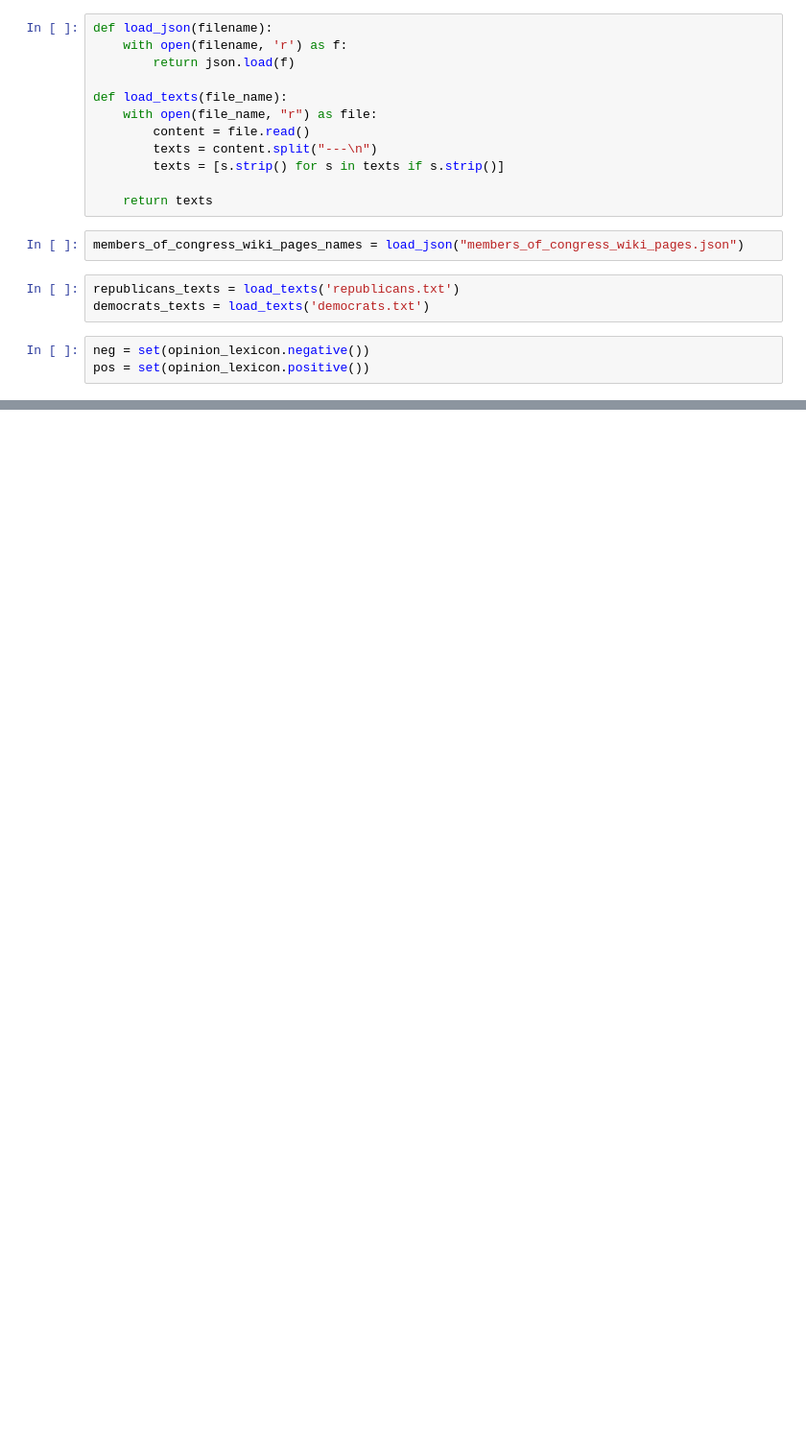
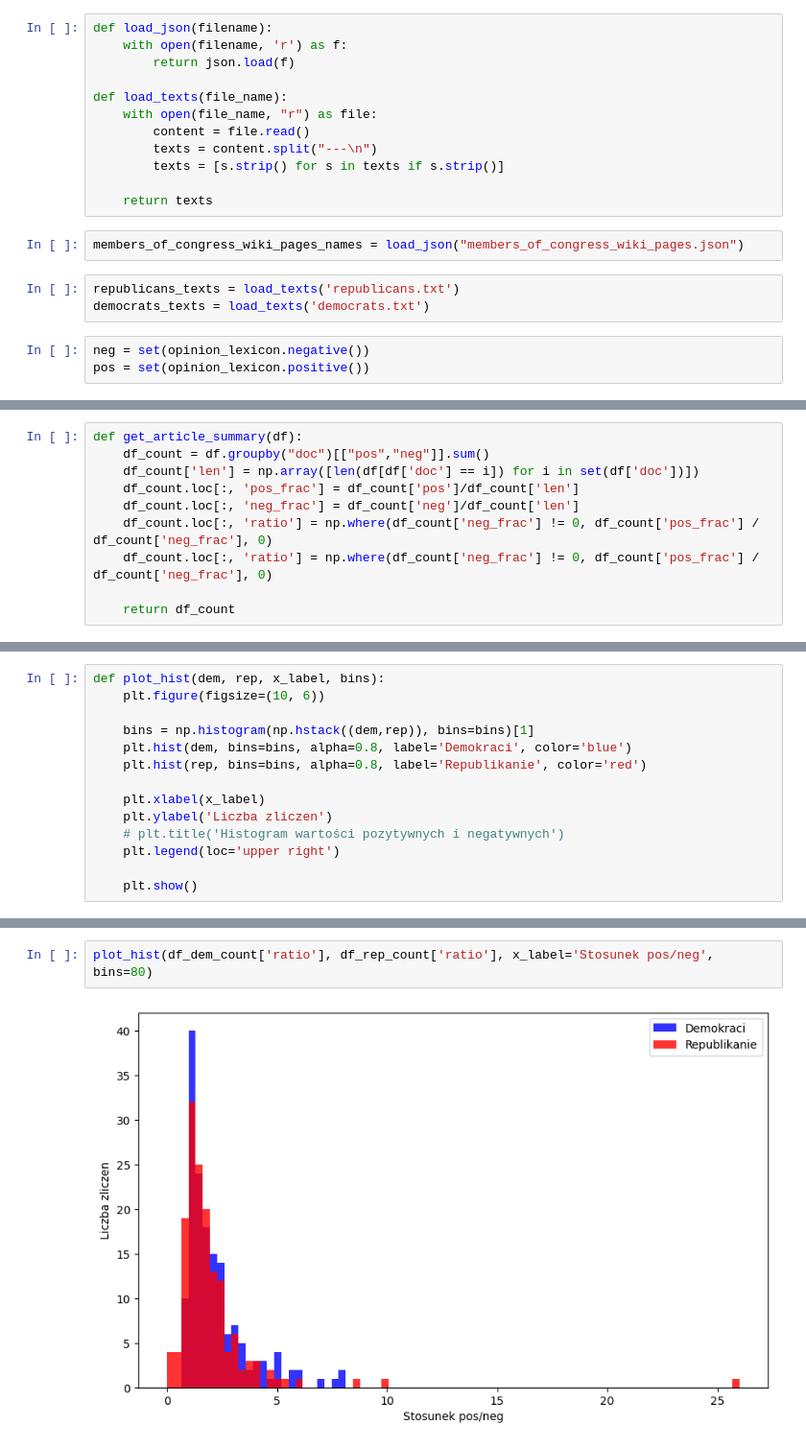
Before and after one commit to ficnawode/TEXT-Projekt, a Jupyter notebook: analysis.ipynb, the cells around one changed output, grey strips where cells are left out. Shown at 96% size. Drawn from its saved outputs; the diff is of its cells as text; blank space fills up the shorter version.

```diff
--- a/analysis.ipynb
+++ b/analysis.ipynb
@@ -141,0 +45,10 @@ print(df_rep_count['pos'].sum()/df_rep_count['neg'].sum())
+# %%
+def get_article_summary(df):
+    df_count = df.groupby("doc")[["pos","neg"]].sum()
+    df_count['len'] = np.array([len(df[df['doc'] == i]) for i in set(df['doc'])])
+    df_count.loc[:, 'pos_frac'] = df_count['pos']/df_count['len']
+    df_count.loc[:, 'neg_frac'] = df_count['neg']/df_count['len']
+    df_count.loc[:, 'ratio'] = np.where(df_count['neg_frac'] != 0, df_count['pos_frac'] / df_count['neg_frac'], 0)
+    df_count.loc[:, 'ratio'] = np.where(df_count['neg_frac'] != 0, df_count['pos_frac'] / df_count['neg_frac'], 0)
+
+    return df_count
@@ -141,0 +123,14 @@ print(df_rep_count['pos'].sum()/df_rep_count['neg'].sum())
+# %%
+def plot_hist(dem, rep, x_label, bins):
+    plt.figure(figsize=(10, 6))
+
+    bins = np.histogram(np.hstack((dem,rep)), bins=bins)[1]
+    plt.hist(dem, bins=bins, alpha=0.8, label='Demokraci', color='blue')
+    plt.hist(rep, bins=bins, alpha=0.8, label='Republikanie', color='red')
+
+    plt.xlabel(x_label)
+    plt.ylabel('Liczba zliczen')
+    # plt.title('Histogram wartości pozytywnych i negatywnych')
+    plt.legend(loc='upper right')
+
+    plt.show()
@@ -141,0 +185,4 @@ print(df_rep_count['pos'].sum()/df_rep_count['neg'].sum())
+# %%
+plot_hist(df_dem_count['ratio'], df_rep_count['ratio'], x_label='Stosunek pos/neg', bins=80)
+# %% [output]
+[figure, added]
```
Also changed, not shown: parts of 40 cells of this notebook, 1 other file.
